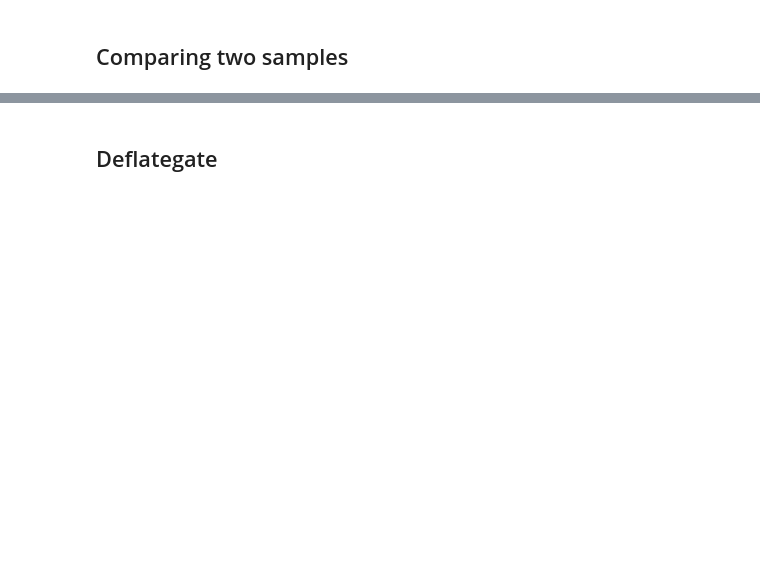
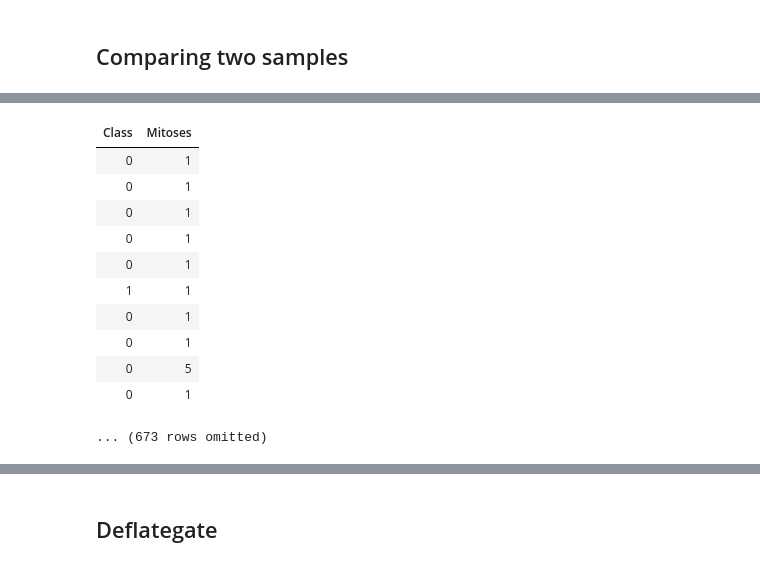
Before and after one commit to data-8/data8assets, a Jupyter notebook: lec/sp17/lec35.ipynb, the cells around one changed output, grey strips where cells are left out. Saved outputs shown, nothing was run; the diff lists cells and outputs as text; code cells hidden in the pictures; blank space fills up the shorter version.

```diff
--- a/lec/sp17/lec35.ipynb
+++ b/lec/sp17/lec35.ipynb
@@ -54,3 +130,5 @@ np.count_nonzero(classification == test_set.column('Class'))/test_set.num_rows
+# %%
+mitoses = patients.select('Class', 'Mitoses')
 # %%
 counts = patients.pivot('Class', 'Mitoses')
 counts
@@ -74 +174,16 @@ table_tvd(compare(counts), 1, 2)
+# %%
+mitoses
+# %% [output]
+| Class | Mitoses |
+| 0 | 1 |
+| 0 | 1 |
+| 0 | 1 |
+| 0 | 1 |
+| 0 | 1 |
+| 1 | 1 |
+| 0 | 1 |
+| 0 | 1 |
+| 0 | 5 |
+| 0 | 1 |
+... (673 rows omitted)
 # %%
```
Also changed, not shown: parts of 31 cells of this notebook, 2 other files.
